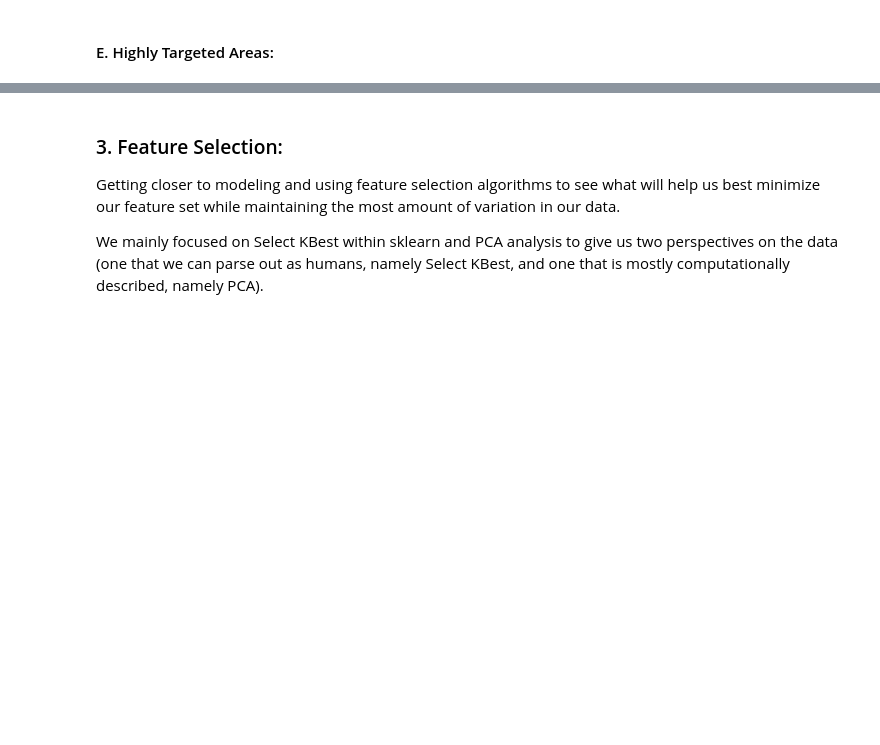
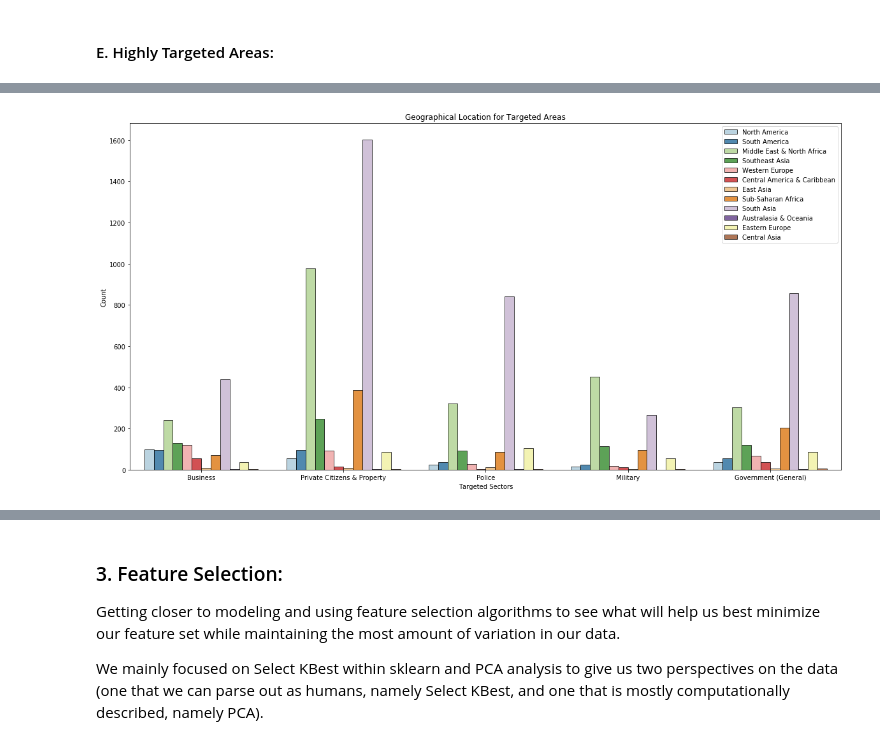
Before and after one commit to Begecky/Thinkful_Materials, a Jupyter notebook: Unit_3_Capstone/CyberTerrorism6.ipynb, the cells around one changed output, grey strips where cells are left out. Drawn from its saved outputs; the diff is of its cells as text; code cells hidden in the pictures; blank space fills up the shorter version.

```diff
--- a/Unit_3_Capstone/CyberTerrorism6.ipynb
+++ b/Unit_3_Capstone/CyberTerrorism6.ipynb
@@ -724,3 +651,11 @@ big_targets = cyber_data['target_1txt'].value_counts().head(5)
 
 big_targets_mask = cyber_data['target_1txt'].apply(lambda x: x in big_targets)
 targeted_df = cyber_data[big_targets_mask]
+
+# Visualization Parameters:
+
+countplot_kwargs = {'edgecolor':'black',
+                    'linewidth':.85,
+                    'alpha':.85}
+countplot_rc = {'figure.dpi': 90,
+                'font.size': 20}
@@ -772,0 +662,13 @@ cyber_data.loc[cyber_data['specific_target'] == 'Comm-Related']
+# %%
+plt.figure(figsize = (20, 10))
+plt.rc(countplot_rc)
+ax1 = sns.countplot(x = 'target_1txt', hue = 'region_txt', data = targeted_df,
+                    orient = 'h', palette = 'Paired', **countplot_kwargs)
+ax1.legend(loc = "upper right")
+plt.ylabel("Count")
+plt.xlabel("Targeted Sectors")
+plt.title("Geographical Location for Targeted Areas")
+plt.xticks()
+plt.show()
+# %% [output]
+[figure, added]
```
Also changed, not shown: parts of 56 cells of this notebook, 1 other file.
